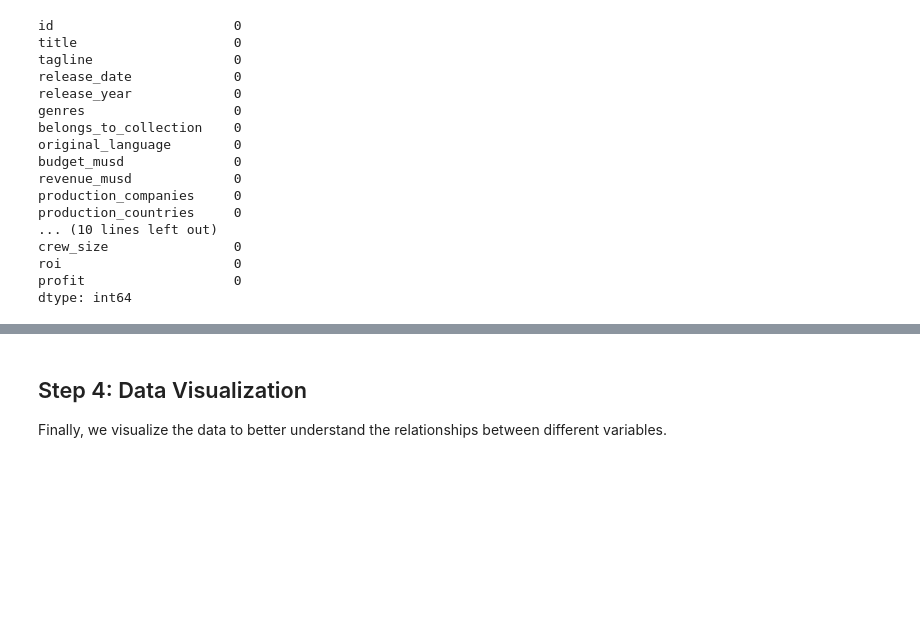
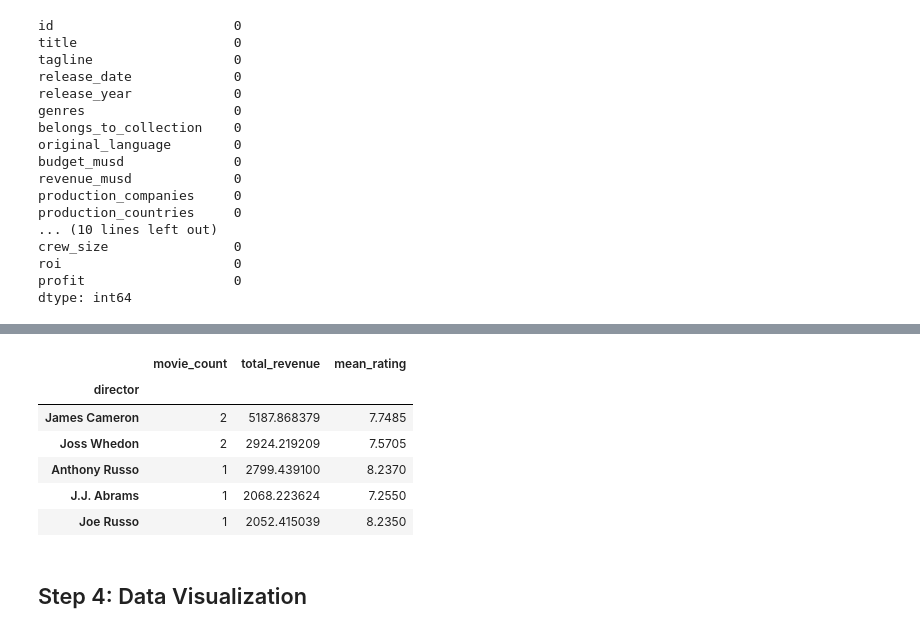
Before and after one commit to henryantwi/Mod-2-TMDB-Movie-Data-Analysis-using-Pandas-and-APIs, a Jupyter notebook: notebooks/movie_analysis.ipynb, the cells around one changed output, grey strips where cells are left out. Drawn from its saved outputs; the diff is of its cells as text; code cells hidden in the pictures; blank space fills up the shorter version.

```diff
--- a/notebooks/movie_analysis.ipynb
+++ b/notebooks/movie_analysis.ipynb
@@ -535,21 +599,26 @@ display(franchise_df.sort_values('total_revenue', ascending=False).head(5))
 # %%
-# Most Successful Directors
-print("=== Most Successful Directors ===")
-
+# most successful directors
 director_df = df_clean.groupby('director').agg({
     'title': 'count',
     'revenue_musd': 'sum',
     'vote_average': 'mean'
 })
+
 director_df.columns = ['movie_count', 'total_revenue', 'mean_rating']
 
-# Filter out empty director if any
+# remove empty director names
 if "" in director_df.index:
     director_df = director_df.drop("")
 
-print("\n--- Top 5 Directors by Total Revenue ---")
-display(director_df.sort_values('total_revenue', ascending=False).head(5))
+director_df.sort_values('total_revenue', ascending=False).head(5)
+# %% [output]
+|  | movie_count | total_revenue | mean_rating |
+| director |  |  |  |
+| James Cameron | 2 | 5187.868379 | 7.7485 |
+| Joss Whedon | 2 | 2924.219209 | 7.5705 |
+| Anthony Russo | 1 | 2799.439100 | 8.2370 |
+| J.J. Abrams | 1 | 2068.223624 | 7.2550 |
+| Joe Russo | 1 | 2052.415039 | 8.2350 |
 # %% [markdown]
 ## Step 4: Data Visualization
-Finally, we visualize the data to better understand the relationships between different variables.
 # %%
```
Also changed, not shown: parts of 30 cells of this notebook, 13 other files.
